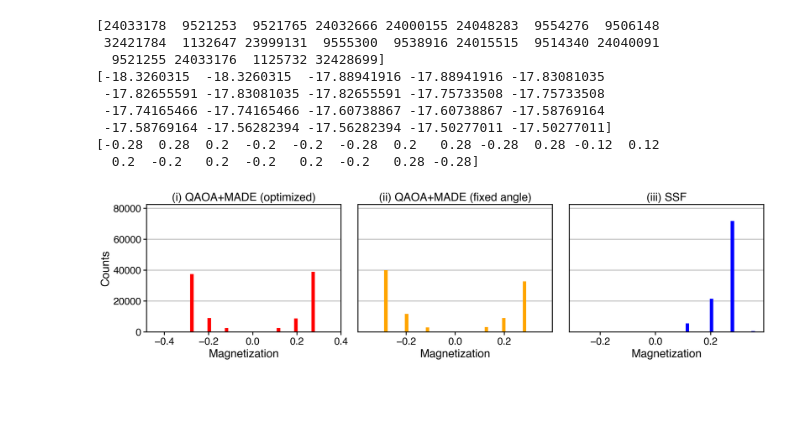
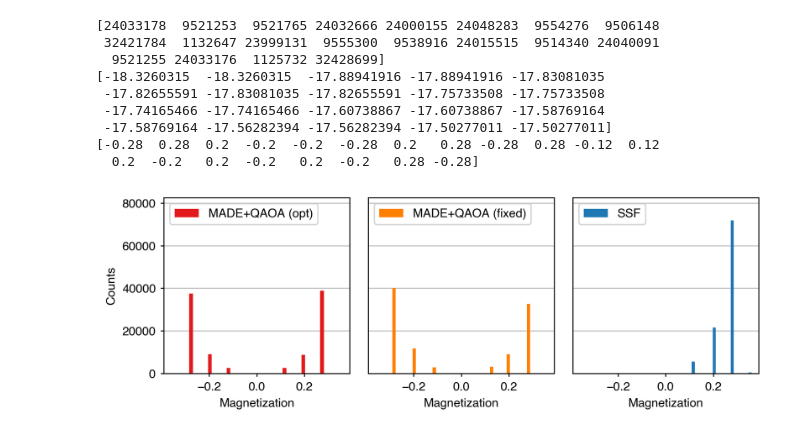
Before and after one commit to yuichiro-nakano/data_for_qaoa-made-mcmc, a Jupyter notebook: figure/make_fig.ipynb, the cells around one changed output. Cells and saved outputs as stored; diff of their text form; code cells hidden in the pictures; blank space fills up the shorter version.

```diff
--- a/figure/make_fig.ipynb
+++ b/figure/make_fig.ipynb
@@ -18,6 +18,7 @@ import time
 import pathlib
 import pickle
 import sys
+import string
 import uncertainties
 from uncertainties import ufloat
 
@@ -25,6 +26,14 @@ import ising_model as ising
 
 plt.rcParams["font.family"] = "Helvetica"
 plt.rcParams['mathtext.fontset'] = 'cm'
+plt.rcParams["svg.fonttype"] = "none"
+# %%
+cm = plt.get_cmap('Paired')
+blue = cm(1)
+green = cm(3)
+red = cm(5)
+orange = cm(7)
+purple = cm(9)
 # %% [markdown]
 ## spectral gap 実験
 # %% [markdown]
@@ -788,53 +891,66 @@ print(np.average(state, axis=1))
 # %%
 idx = 1
 
-fig5, ax5 = plt.subplots(1,3, figsize=(15,4), dpi=200)
+fig5, ax5 = plt.subplots(1,3, figsize=(7.08,2.5), dpi=300)
+
+capsize = 2
+markersize = 4
+elinewidth = 1.5
+capthick = 1.5
+linewidth = 1.5
+spines = 0.75
+fontsize = 9
 
 ax5[0].spines["top"].set_linewidth(spines)
 ax5[0].spines["left"].set_linewidth(spines)
 ax5[0].spines["bottom"].set_linewidth(spines)
 ax5[0].spines["right"].set_linewidth(spines)
 
-ax5[0].hist(opt_qaoa_made_mag[idx], bins=51, color='red', label='MADE+QAOA(opt)', zorder=2)
-ax5[0].grid(axis='y', color='#BFBFBF', linestyle='-', linewidth=1.5, zorder=1)
+ax5[0].hist(opt_qaoa_made_mag[idx], bins=51, color=red, label='MADE+QAOA (opt)', zorder=2)
+ax5[0].grid(axis='y', color='#BFBFBF', linestyle='-', linewidth=spines, zorder=1)
 ax5[0].set_ylim(0,82500)
-ax5[0].set_xlabel('Magnetization', fontsize=18)
-ax5[0].set_ylabel('Counts', fontsize=18)
-ax5[0].set_title("(i) QAOA+MADE (optimized)", fontsize=18)
-ax5[0].tick_params(width=1.5, labelsize=16, length=5, labelbottom=True)
-#ax5[0].legend()
+ax5[0].set_xlim(-0.39,0.39)
+ax5[0].set_xlabel('Magnetization', fontsize=fontsize)
+ax5[0].set_ylabel('Counts', fontsize=fontsize)
+#ax5[0].set_title("(i) QAOA+MADE (optimized)", fontsize=18)
+ax5[0].tick_params(width=spines, labelsize=fontsize, length=2.5, labelbottom=True)
+ax5[0].legend(fontsize=fontsize, loc='upper left')
 
 ax5[1].spines["top"].set_linewidth(spines)
 ax5[1].spines["left"].set_linewidth(spines)
 ax5[1].spines["bottom"].set_linewidth(spines)
 ax5[1].spines["right"].set_linewidth(spines)
 
-ax5[1].hist(fix_qaoa_made_mag[idx], bins=51, color='orange', label='MADE+QAOA(fixed)', zorder=2)
-ax5[1].grid(axis='y', color='#BFBFBF', linestyle='-', linewidth=1.5, zorder=1)
+ax5[1].hist(fix_qaoa_made_mag[idx], bins=51, color=orange, label='MADE+QAOA (fixed)', zorder=2)
+ax5[1].grid(axis='y', color='#BFBFBF', linestyle='-', linewidth=spines, zorder=1)
 ax5[1].set_ylim(0,82500)
-ax5[1].set_xlabel('Magnetization', fontsize=18)
+ax5[1].set_xlim(-0.39,0.39)
+ax5[1].set_xlabel('Magnetization', fontsize=fontsize)
 #ax5[1].set_ylabel('Counts', fontsize=18)
-ax5[1].set_title("(ii) QAOA+MADE (fixed angle)", fontsize=18)
-ax5[1].tick_params(width=1.5, labelsize=16, length=5, labelbottom=True, labelleft=False)
+#ax5[1].set_title("(ii) QAOA+MADE (fixed angle)", fontsize=18)
+ax5[1].tick_params(width=spines, labelsize=fontsize, length=2.5, labelbottom=True, labelleft=False)
 ax5[1].tick_params(axis="y", which='major', width=0.0)
+ax5[1].legend(fontsize=fontsize, loc='upper left')
 
 ax5[2].spines["top"].set_linewidth(spines)
 ax5[2].spines["left"].set_linewidth(spines)
 ax5[2].spines["bottom"].set_linewidth(spines)
 ax5[2].spines["right"].set_linewidth(spines)
 
-ax5[2].hist(ssf_mag[idx], bins=51, color='blue', label='SSF', zorder=2)
-ax5[2].grid(axis='y', color='#BFBFBF', linestyle='-', linewidth=1.5, zorder=1)
+ax5[2].hist(ssf_mag[idx], bins=51, color=blue, label='SSF', zorder=2)
+ax5[2].grid(axis='y', color='#BFBFBF', linestyle='-', linewidth=spines, zorder=1)
 ax5[2].set_ylim(0,82500)
-ax5[2].set_xlabel('Magnetization', fontsize=18)
+ax5[2].set_xlim(-0.39,0.39)
+ax5[2].set_xlabel('Magnetization', fontsize=fontsize)
 #ax5[2].set_ylabel('Counts', fontsize=18)
-ax5[2].set_title("(iii) SSF", fontsize=18)
-ax5[2].tick_params(width=1.5, labelsize=16, length=5, labelbottom=True, labelleft=False)
+#ax5[2].set_title("(iii) SSF", fontsize=18)
+ax5[2].tick_params(width=spines, labelsize=fontsize, length=2.5, labelbottom=True, labelleft=False)
 ax5[2].tick_params(axis="y", which='major', width=0.0)
-#ax5[2].legend()
+ax5[2].legend(fontsize=fontsize, loc='upper left')
 
 plt.tight_layout()
-#fig5.savefig("figure/mag_est_result.svg", dpi=300, bbox_inches='tight')
+plt.subplots_adjust(wspace=0.1)
+fig5.savefig("figure/magnetization_histogram.svg", dpi=300, bbox_inches='tight')
 #fig5.savefig("figure/mag_est_result.png", dpi=300, bbox_inches='tight')
 # %% [output]
-[figure, old version]
+[figure, new version]
```
Also changed, not shown: parts of 6 cells of this notebook, 15 other files.
